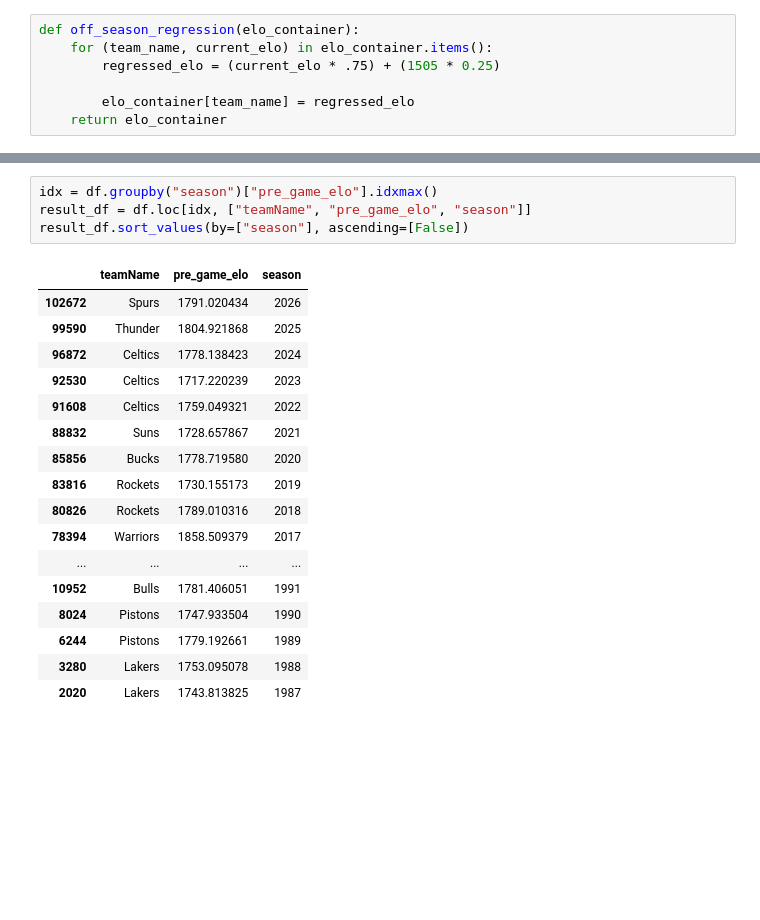
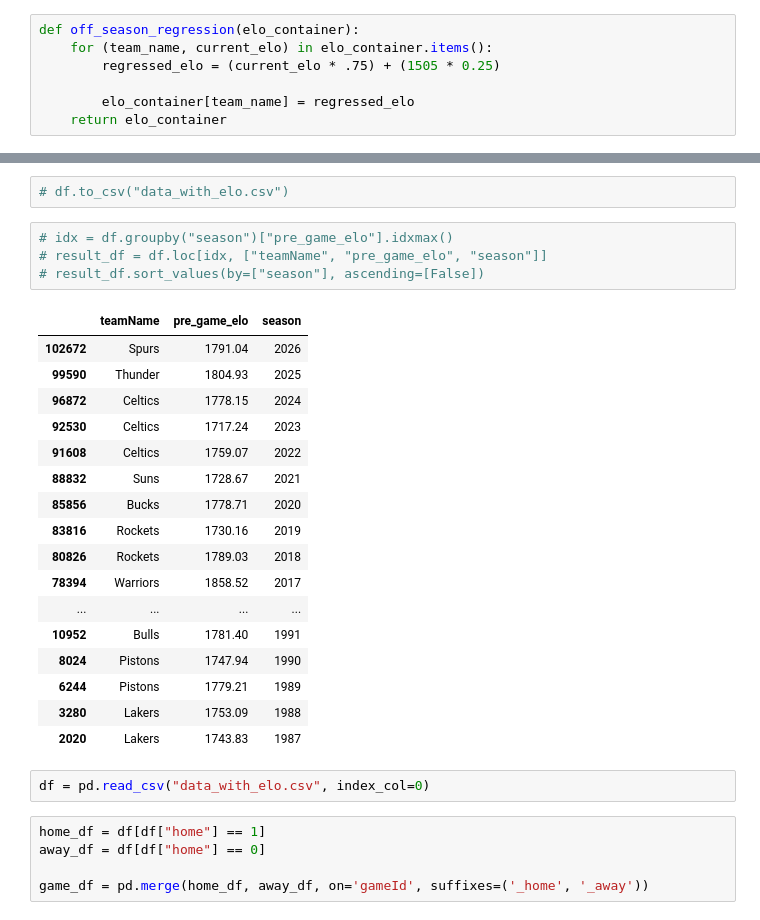
Before and after one commit to NikhilBapat14/nba-game-predictor, a Jupyter notebook: notebooks/elo_testing.ipynb, the cells around one changed output, grey strips where cells are left out. Saved outputs shown, nothing was run; the diff lists cells and outputs as text; blank space fills up the shorter version.

Commit message:
Saved elo data to csv, merged games into one row instead of two

```diff
--- a/notebooks/elo_testing.ipynb
+++ b/notebooks/elo_testing.ipynb
@@ -126,22 +117,31 @@ df = elo_calculation(df, elo_container)
+# %%
+# df.to_csv("data_with_elo.csv")
 # %%
-idx = df.groupby("season")["pre_game_elo"].idxmax()
-result_df = df.loc[idx, ["teamName", "pre_game_elo", "season"]]
-result_df.sort_values(by=["season"], ascending=[False])
+# idx = df.groupby("season")["pre_game_elo"].idxmax()
+# result_df = df.loc[idx, ["teamName", "pre_game_elo", "season"]]
+# result_df.sort_values(by=["season"], ascending=[False])
 # %% [output]
 |  | teamName | pre_game_elo | season |
-| 102672 | Spurs | 1791.020434 | 2026 |
-| 99590 | Thunder | 1804.921868 | 2025 |
-| 96872 | Celtics | 1778.138423 | 2024 |
-| 92530 | Celtics | 1717.220239 | 2023 |
-| 91608 | Celtics | 1759.049321 | 2022 |
-| 88832 | Suns | 1728.657867 | 2021 |
-| 85856 | Bucks | 1778.719580 | 2020 |
-| 83816 | Rockets | 1730.155173 | 2019 |
-| 80826 | Rockets | 1789.010316 | 2018 |
-| 78394 | Warriors | 1858.509379 | 2017 |
+| 102672 | Spurs | 1791.04 | 2026 |
+| 99590 | Thunder | 1804.93 | 2025 |
+| 96872 | Celtics | 1778.15 | 2024 |
+| 92530 | Celtics | 1717.24 | 2023 |
+| 91608 | Celtics | 1759.07 | 2022 |
+| 88832 | Suns | 1728.67 | 2021 |
+| 85856 | Bucks | 1778.71 | 2020 |
+| 83816 | Rockets | 1730.16 | 2019 |
+| 80826 | Rockets | 1789.03 | 2018 |
+| 78394 | Warriors | 1858.52 | 2017 |
 | ... | ... | ... | ... |
-| 10952 | Bulls | 1781.406051 | 1991 |
-| 8024 | Pistons | 1747.933504 | 1990 |
-| 6244 | Pistons | 1779.192661 | 1989 |
-| 3280 | Lakers | 1753.095078 | 1988 |
-| 2020 | Lakers | 1743.813825 | 1987 |
+| 10952 | Bulls | 1781.40 | 1991 |
+| 8024 | Pistons | 1747.94 | 1990 |
+| 6244 | Pistons | 1779.21 | 1989 |
+| 3280 | Lakers | 1753.09 | 1988 |
+| 2020 | Lakers | 1743.83 | 1987 |
+# %%
+df = pd.read_csv("data_with_elo.csv", index_col=0)
+# %%
+home_df = df[df["home"] == 1]
+away_df = df[df["home"] == 0]
+
+game_df = pd.merge(home_df, away_df, on='gameId', suffixes=('_home', '_away'))
```
Also changed, not shown: parts of 9 cells of this notebook, 1 other file.
